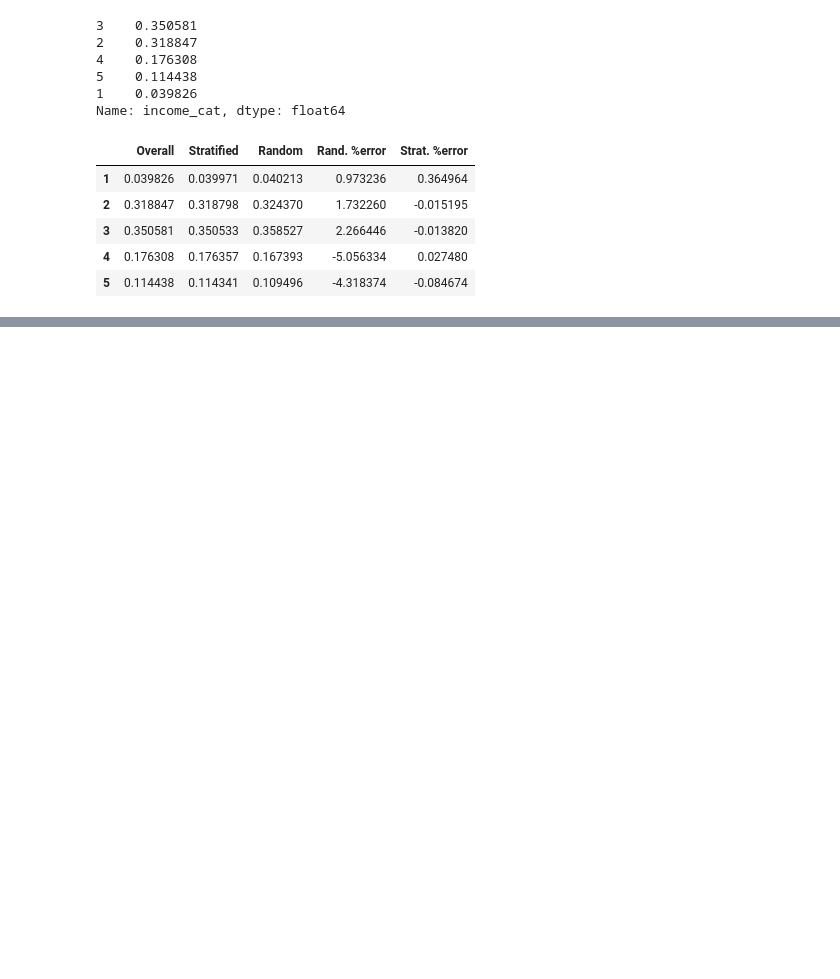
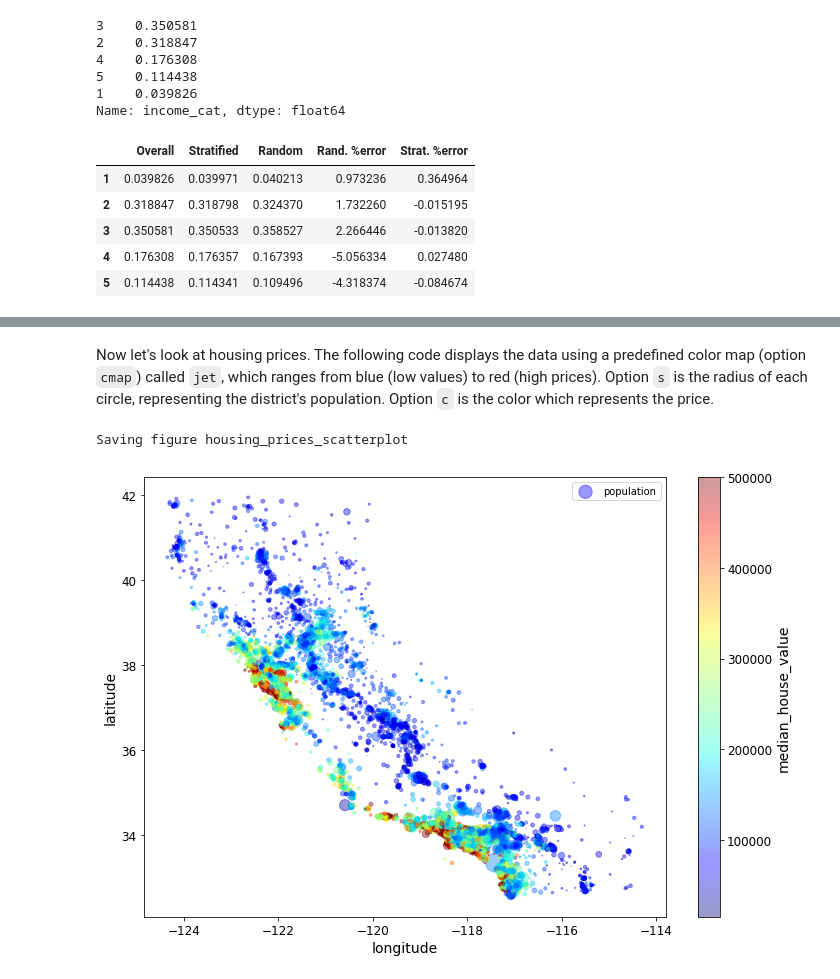
Before and after one commit to lmhrva/ml-housing-project, a Jupyter notebook: Housing.ipynb, the cells around one changed output, grey strips where cells are left out. Saved outputs shown, nothing was run; the diff lists cells and outputs as text; code cells hidden in the pictures; blank space fills up the shorter version.

```diff
--- a/Housing.ipynb
+++ b/Housing.ipynb
@@ -302,0 +347,15 @@ compare_props
+# %% [markdown]
+Now let's look at housing prices. The following code displays the data using a predefined color map (option `cmap`) called `jet`, which ranges from blue (low values) to red (high prices). Option `s` is the radius of each circle, representing the district's population. Option `c` is the color which represents the price.
+# %%
+housing.plot(kind="scatter", x="longitude", y="latitude", alpha=0.4,
+             s=housing["population"]/100, label="population", figsize=(10,7),
+             c="median_house_value", cmap=plt.get_cmap("jet"), colorbar=True,
+             sharex=False)
+plt.legend()
+save_fig("housing_prices_scatterplot")
+
+# Note: The argument sharex=False fixes a display bug (the x-axis values and legend were not displayed). It is a
+# temporary fix from the Github.
+# %% [output]
+Saving figure housing_prices_scatterplot
+[figure, added]
```
Also changed, not shown: parts of 17 cells of this notebook.
